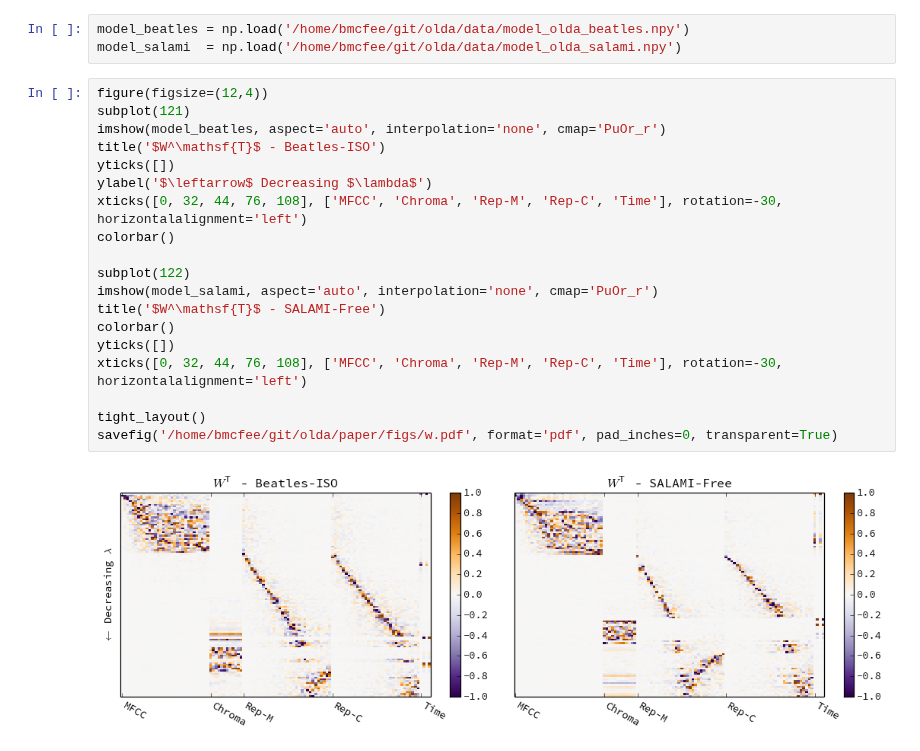
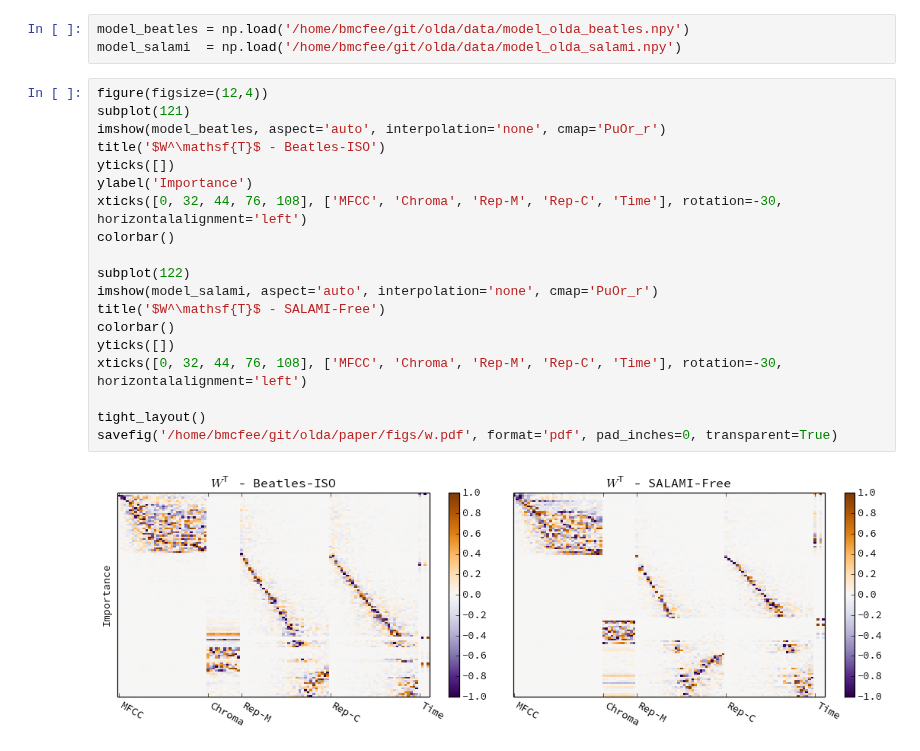
Before and after one commit to bmcfee/olda, a Jupyter notebook: code/ICASSP 2013 - Segmentation.ipynb, the cells around one changed output. Cells and saved outputs as stored; diff of their text form.

```diff
--- a/code/ICASSP 2013 - Segmentation.ipynb
+++ b/code/ICASSP 2013 - Segmentation.ipynb
@@ -185,21 +185,21 @@ model_salami  = np.load('/home/bmcfee/git/olda/data/model_olda_salami.npy')
 # %%
 figure(figsize=(12,4))
 subplot(121)
 imshow(model_beatles, aspect='auto', interpolation='none', cmap='PuOr_r')
 title('$W^\mathsf{T}$ - Beatles-ISO')
 yticks([])
-ylabel('$\leftarrow$ Decreasing $\lambda$')
+ylabel('Importance')
 xticks([0, 32, 44, 76, 108], ['MFCC', 'Chroma', 'Rep-M', 'Rep-C', 'Time'], rotation=-30, horizontalalignment='left')
 colorbar()
 
 subplot(122)
 imshow(model_salami, aspect='auto', interpolation='none', cmap='PuOr_r')
 title('$W^\mathsf{T}$ - SALAMI-Free')
 colorbar()
 yticks([])
 xticks([0, 32, 44, 76, 108], ['MFCC', 'Chroma', 'Rep-M', 'Rep-C', 'Time'], rotation=-30, horizontalalignment='left')
 
 tight_layout()
 savefig('/home/bmcfee/git/olda/paper/figs/w.pdf', format='pdf', pad_inches=0, transparent=True)
 # %% [output]
-[figure, old version]
+[figure, new version]
```
Also changed, not shown: 5 other files.
